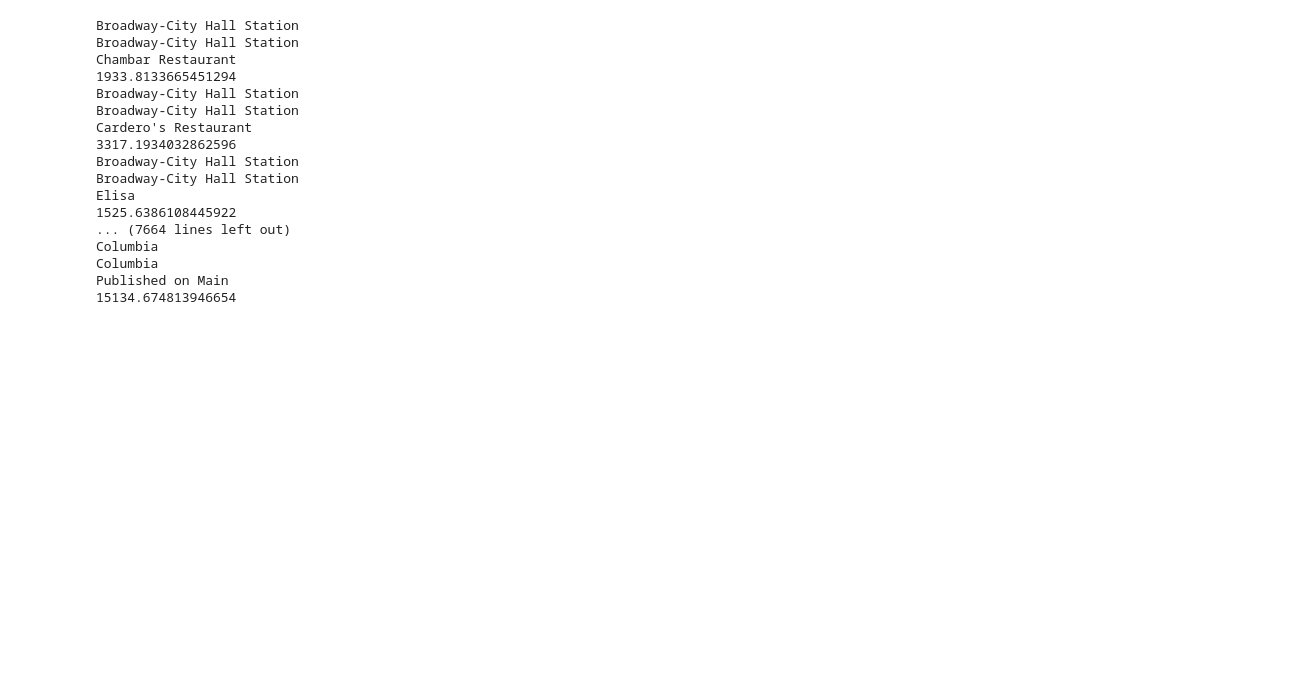
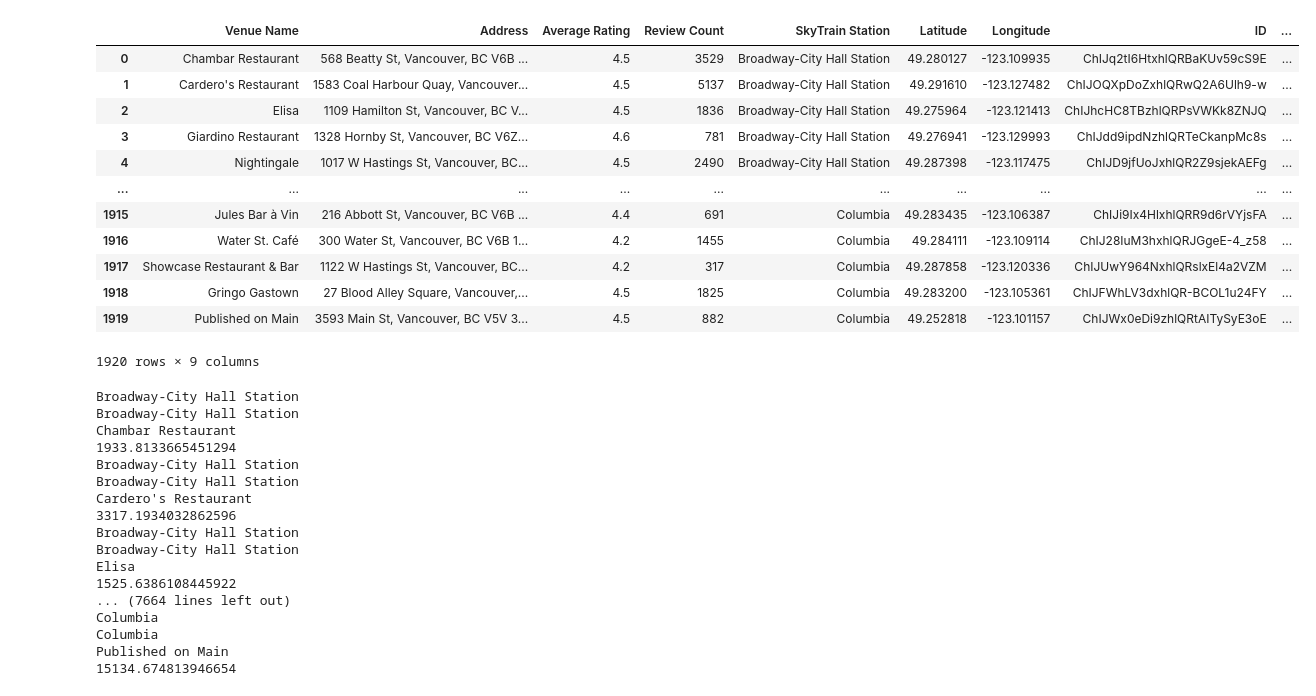
Before and after one commit to BNDT4Sen/Mid-Term-Project-Competitor-Analysis, a Jupyter notebook: API_Data/Distance_Calculations.ipynb, the cells around one changed output. Drawn from its saved outputs; the diff is of its cells as text; code cells hidden in the pictures; blank space fills up the shorter version.

```diff
--- a/API_Data/Distance_Calculations.ipynb
+++ b/API_Data/Distance_Calculations.ipynb
@@ -8,6 +8,22 @@ from haversine import Unit
 SkyTrain_DF = pd.read_csv('skytrain_stations.csv')
 Google_DF = pd.read_csv('google_venues.csv')
 Yelp_DF = pd.read_csv('yelp_venues.csv')
+# %%
+Google_DF
+# %% [output]
+|  | Venue Name | Address | Average Rating | Review Count | SkyTrain Station | Latitude | Longitude | ID | ... |
+| 0 | Chambar Restaurant | 568 Beatty St, Vancouver, BC V6B ... | 4.5 | 3529 | Broadway-City Hall Station | 49.280127 | -123.109935 | ChIJq2tI6HtxhlQRBaKUv59cS9E | ... |
+| 1 | Cardero's Restaurant | 1583 Coal Harbour Quay, Vancouver... | 4.5 | 5137 | Broadway-City Hall Station | 49.291610 | -123.127482 | ChIJOQXpDoZxhlQRwQ2A6Ulh9-w | ... |
+| 2 | Elisa | 1109 Hamilton St, Vancouver, BC V... | 4.5 | 1836 | Broadway-City Hall Station | 49.275964 | -123.121413 | ChIJhcHC8TBzhlQRPsVWKk8ZNJQ | ... |
+| 3 | Giardino Restaurant | 1328 Hornby St, Vancouver, BC V6Z... | 4.6 | 781 | Broadway-City Hall Station | 49.276941 | -123.129993 | ChIJdd9ipdNzhlQRTeCkanpMc8s | ... |
+| 4 | Nightingale | 1017 W Hastings St, Vancouver, BC... | 4.5 | 2490 | Broadway-City Hall Station | 49.287398 | -123.117475 | ChIJD9jfUoJxhlQR2Z9sjekAEFg | ... |
+| ... | ... | ... | ... | ... | ... | ... | ... | ... | ... |
+| 1915 | Jules Bar à Vin | 216 Abbott St, Vancouver, BC V6B ... | 4.4 | 691 | Columbia | 49.283435 | -123.106387 | ChIJi9Ix4HlxhlQRR9d6rVYjsFA | ... |
+| 1916 | Water St. Café | 300 Water St, Vancouver, BC V6B 1... | 4.2 | 1455 | Columbia | 49.284111 | -123.109114 | ChIJ28IuM3hxhlQRJGgeE-4_z58 | ... |
+| 1917 | Showcase Restaurant & Bar | 1122 W Hastings St, Vancouver, BC... | 4.2 | 317 | Columbia | 49.287858 | -123.120336 | ChIJUwY964NxhlQRslxEl4a2VZM | ... |
+| 1918 | Gringo Gastown | 27 Blood Alley Square, Vancouver,... | 4.5 | 1825 | Columbia | 49.283200 | -123.105361 | ChIJFWhLV3dxhlQR-BCOL1u24FY | ... |
+| 1919 | Published on Main | 3593 Main St, Vancouver, BC V5V 3... | 4.5 | 882 | Columbia | 49.252818 | -123.101157 | ChIJWx0eDi9zhlQRtAITySyE3oE | ... |
+1920 rows × 9 columns
 # %%
 #Each station is iterated on each venue
 for station_index, station in SkyTrain_DF.iterrows():
```
Also changed, not shown: 2 other files.
